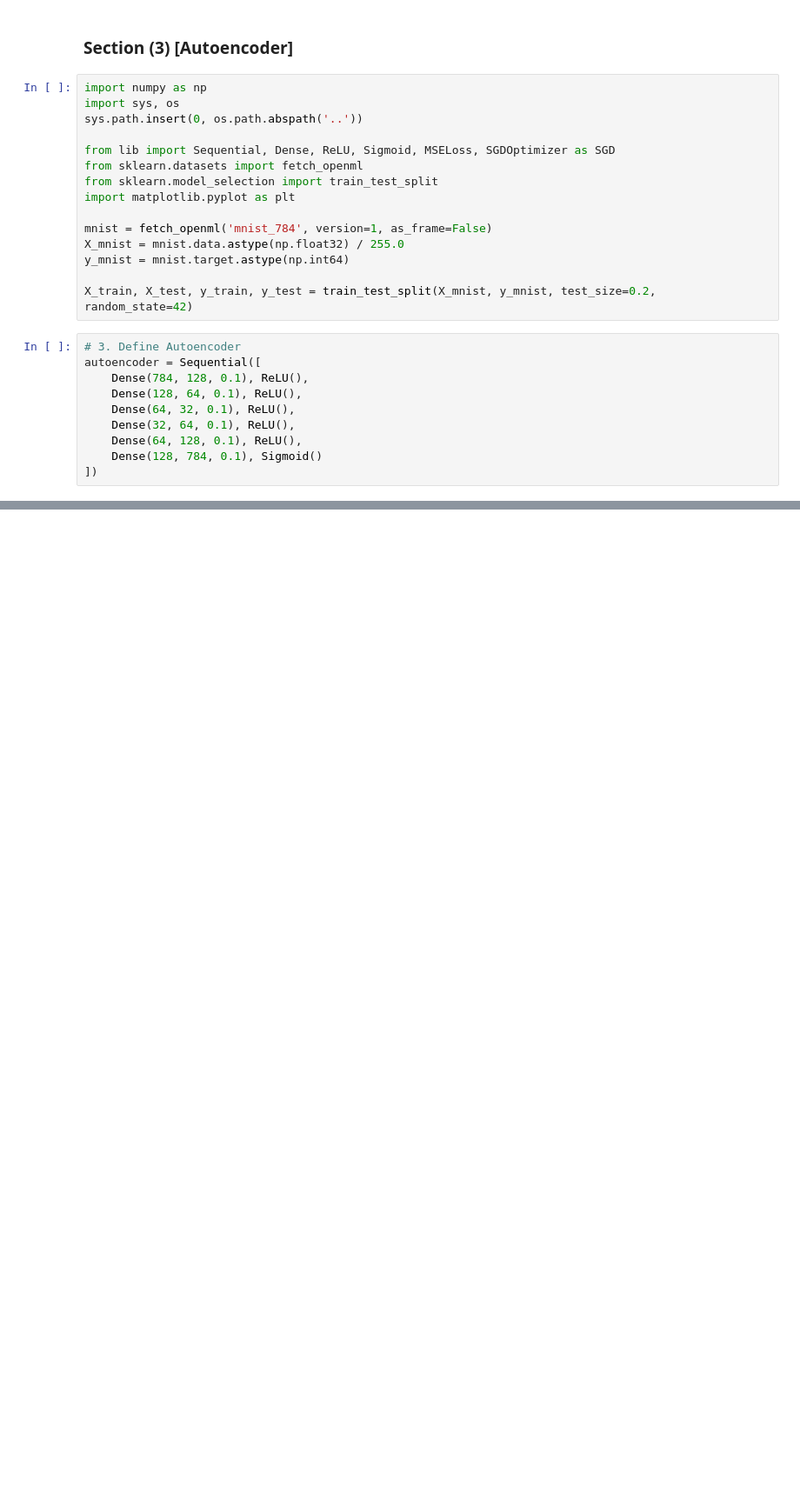
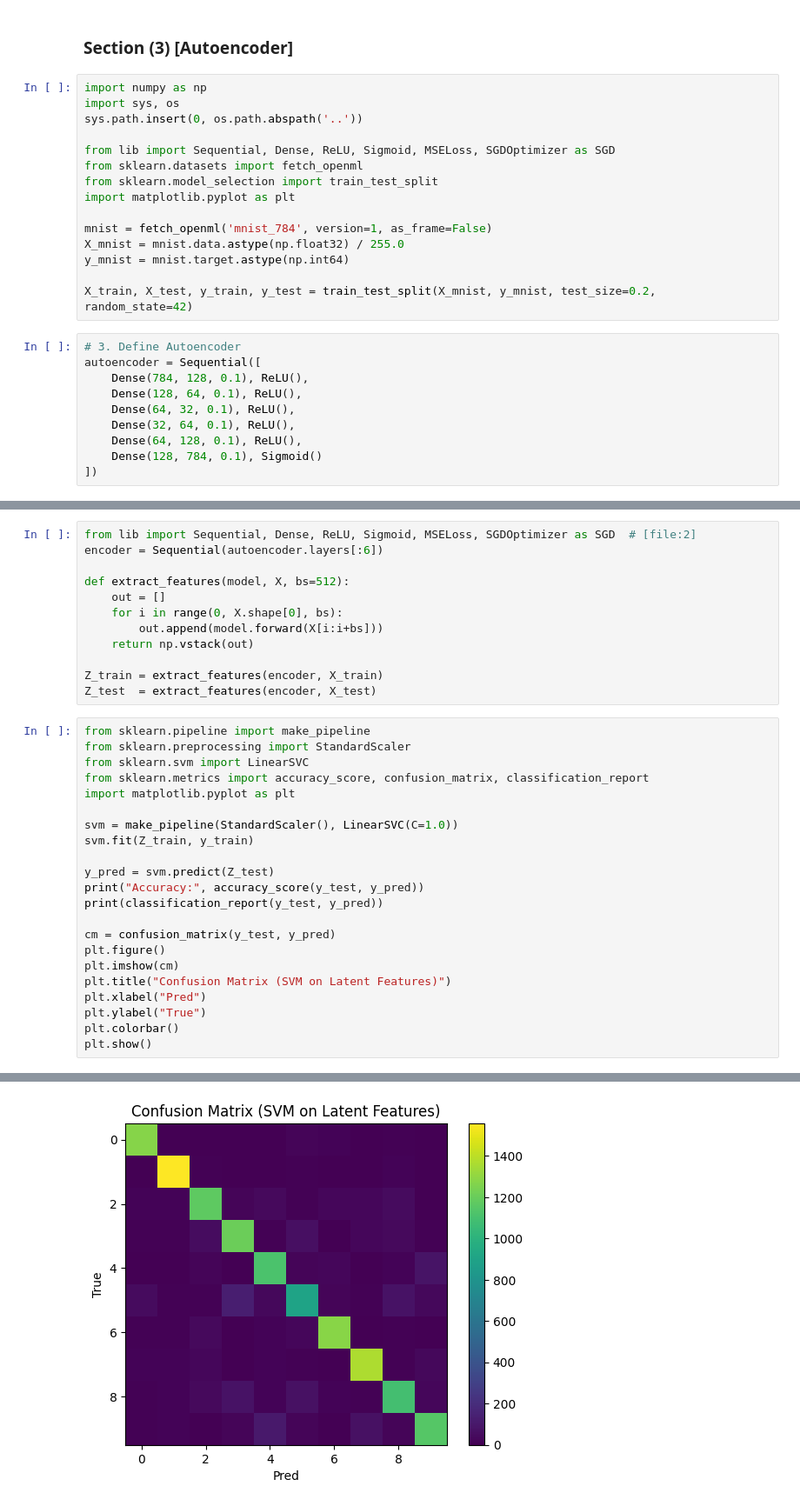
Before and after one commit to CSE473s-Course-Project-Fall25/neural-network-lib, a Jupyter notebook: notebooks/project_demo.ipynb, the cells around one changed output, grey strips where cells are left out. Shown at 87% size. Drawn from its saved outputs; the diff is of its cells as text; blank space fills up the shorter version.

```diff
--- a/notebooks/project_demo.ipynb
+++ b/notebooks/project_demo.ipynb
@@ -295,0 +296,35 @@ reconstructing...
+# %%
+from lib import Sequential, Dense, ReLU, Sigmoid, MSELoss, SGDOptimizer as SGD  # [file:2]
+encoder = Sequential(autoencoder.layers[:6])
+
+def extract_features(model, X, bs=512):
+    out = []
+    for i in range(0, X.shape[0], bs):
+        out.append(model.forward(X[i:i+bs]))
+    return np.vstack(out)
+
+Z_train = extract_features(encoder, X_train)
+Z_test  = extract_features(encoder, X_test)
+# %%
+from sklearn.pipeline import make_pipeline
+from sklearn.preprocessing import StandardScaler
+from sklearn.svm import LinearSVC
+from sklearn.metrics import accuracy_score, confusion_matrix, classification_report
+import matplotlib.pyplot as plt
+
+svm = make_pipeline(StandardScaler(), LinearSVC(C=1.0))
+svm.fit(Z_train, y_train)
+
+y_pred = svm.predict(Z_test)
+print("Accuracy:", accuracy_score(y_test, y_pred))
+print(classification_report(y_test, y_pred))
+
+cm = confusion_matrix(y_test, y_pred)
+plt.figure()
+plt.imshow(cm)
+plt.title("Confusion Matrix (SVM on Latent Features)")
+plt.xlabel("Pred")
+plt.ylabel("True")
+plt.colorbar()
+plt.show()
+# %% [output]
@@ -295,0 +348 @@ reconstructing...
+[figure, added]
```
Also changed, not shown: parts of 8 cells of this notebook.
